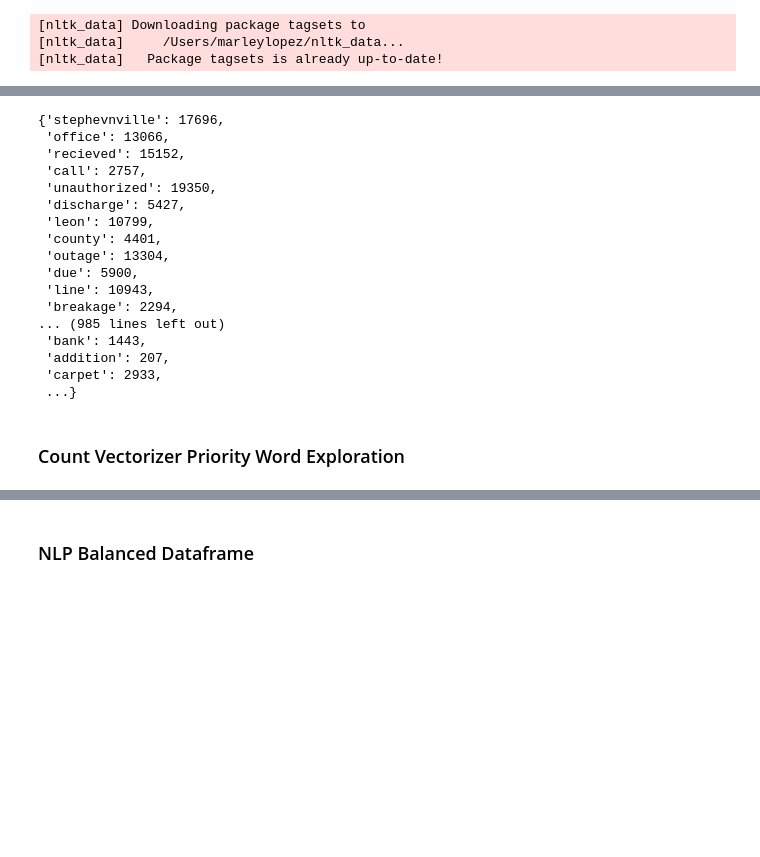
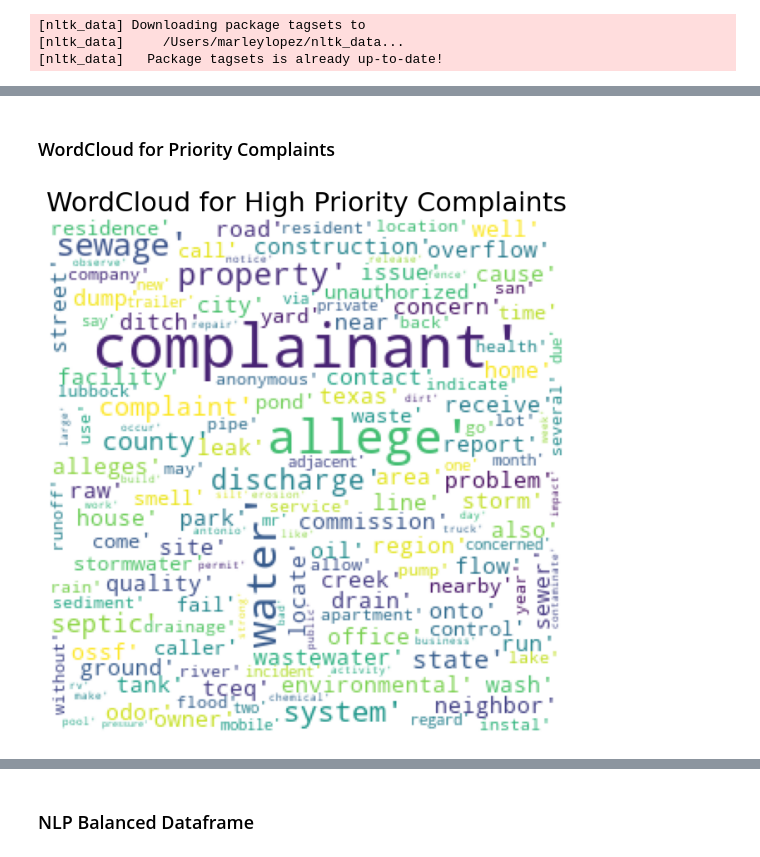
Before and after one commit to 0le-worm/NLP-texas-water-priority, a Jupyter notebook: 20231220_Modeling.ipynb, the cells around one changed output, grey strips where cells are left out. Saved outputs shown, nothing was run; the diff lists cells and outputs as text; code cells hidden in the pictures; blank space fills up the shorter version.

```diff
--- a/20231220_Modeling.ipynb
+++ b/20231220_Modeling.ipynb
@@ -482,21 +511 @@ pid        0.000000
 Name: 315, dtype: float64
-# %%
-tf_vec.vocabulary_
-# %% [output]
-{'stephevnville': 17696,
- 'office': 13066,
- 'recieved': 15152,
- 'call': 2757,
- 'unauthorized': 19350,
- 'discharge': 5427,
- 'leon': 10799,
- 'county': 4401,
- 'outage': 13304,
- 'due': 5900,
- 'line': 10943,
- 'breakage': 2294,
-... (985 lines left out)
- 'bank': 1443,
- 'addition': 207,
- 'carpet': 2933,
- ...}
@@ -524,2 +512,18 @@ tf_vec.vocabulary_
-# %% [markdown]
-### Count Vectorizer Priority Word Exploration
+# %% [markdown]
+### WordCloud for Priority Complaints
+# %%
+# Selecting High Priority Complaint descriptions
+data = df.loc[(df['Incident Priority'] == 3), 'Clean Description'][:4000]
+
+# Setting up the figure size
+plt.figure(figsize=(8,10))
+
+# Creating a WordCloud with specific parameters
+wc = WordCloud(max_words=150, width=300, height=300, collocations=False, background_color='white').generate(" ".join(data))
+
+# Plotting the WordCloud
+plt.title("WordCloud for High Priority Complaints", size=23)
+plt.axis('off')
+plt.imshow(wc);
+# %% [output]
+[figure, added]
```
Also changed, not shown: parts of 34 cells of this notebook, 4 other files.
